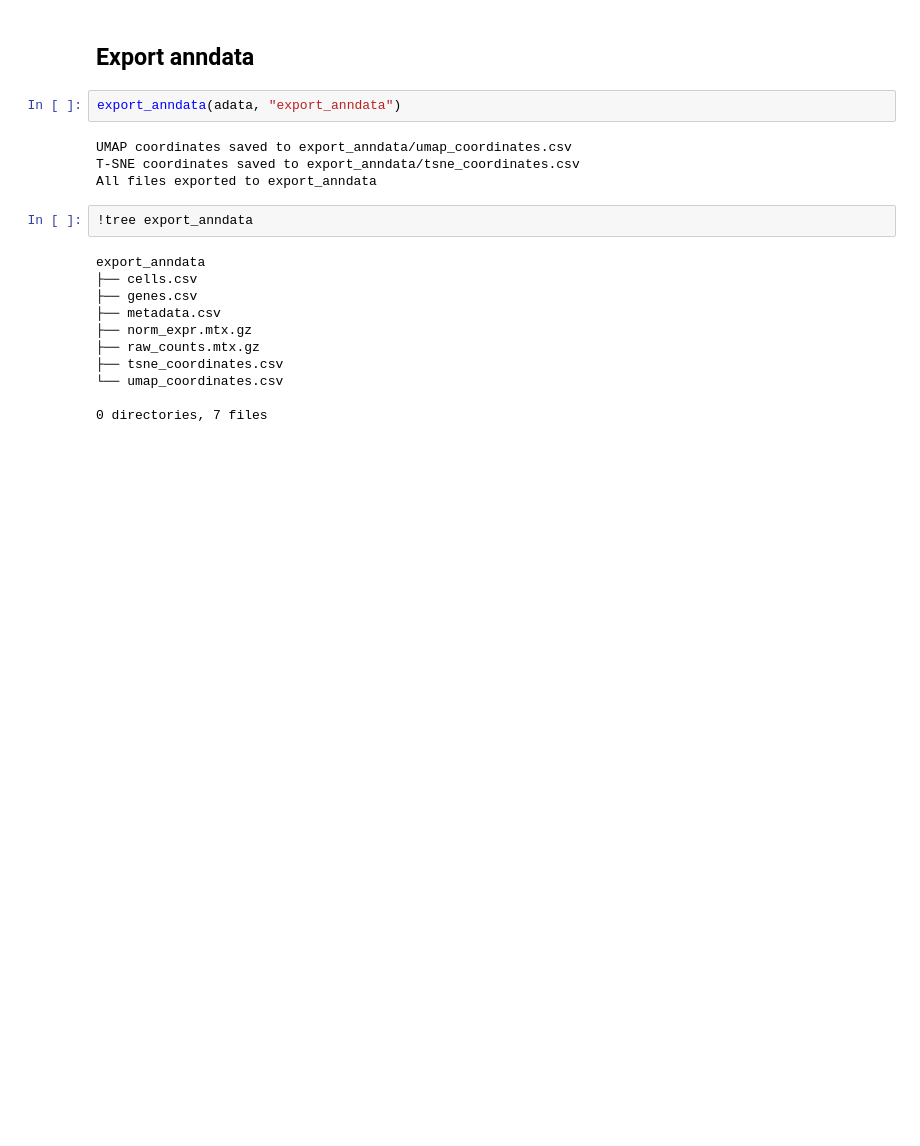
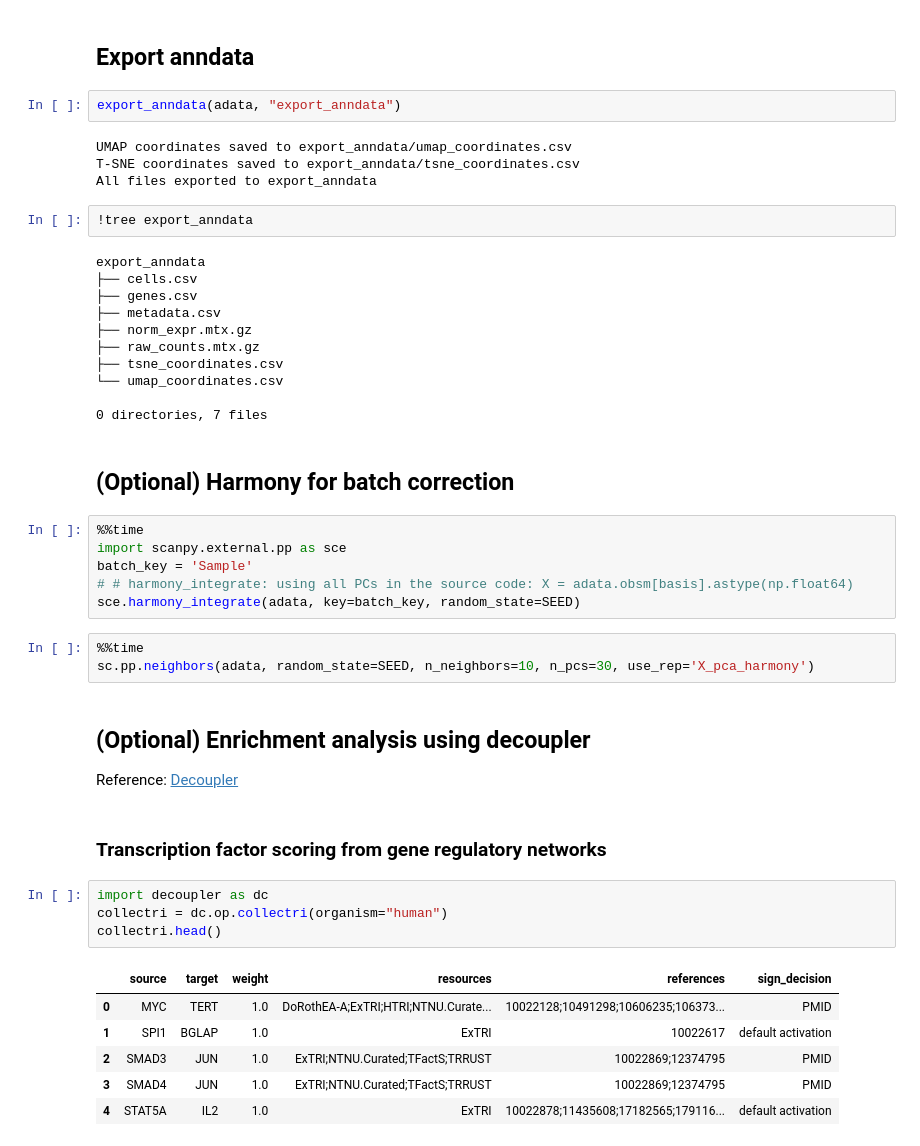
Before and after one commit to Tigerrr07/Tigerrr07, a Jupyter notebook: analysis/scRNA_seq/pipeline.ipynb, the cells around one changed output. Cells and saved outputs as stored; diff of their text form; blank space fills up the shorter version.

```diff
--- a/scripts/scRNA-seq/pipeline.ipynb
+++ b/analysis/scRNA_seq/pipeline.ipynb
@@ -330,3 +318,30 @@ export_anndata
 └── umap_coordinates.csv
 
 0 directories, 7 files
+# %% [markdown]
+## (Optional) Harmony for batch correction
+# %%
+%%time
+import scanpy.external.pp as sce
+batch_key = 'Sample'
+# # harmony_integrate: using all PCs in the source code: X = adata.obsm[basis].astype(np.float64)
+sce.harmony_integrate(adata, key=batch_key, random_state=SEED)
+# %%
+%%time
+sc.pp.neighbors(adata, random_state=SEED, n_neighbors=10, n_pcs=30, use_rep='X_pca_harmony')
+# %% [markdown]
+## (Optional) Enrichment analysis using decoupler
+Reference: [Decoupler](https://decoupler.readthedocs.io/en/latest/notebooks/scell/rna_sc.html#enrichment-analysis)
+# %% [markdown]
+### Transcription factor scoring from gene regulatory networks
+# %%
+import decoupler as dc
+collectri = dc.op.collectri(organism="human")
+collectri.head()
+# %% [output]
+|  | source | target | weight | resources | references | sign_decision |
+| 0 | MYC | TERT | 1.0 | DoRothEA-A;ExTRI;HTRI;NTNU.Curate... | 10022128;10491298;10606235;106373... | PMID |
+| 1 | SPI1 | BGLAP | 1.0 | ExTRI | 10022617 | default activation |
+| 2 | SMAD3 | JUN | 1.0 | ExTRI;NTNU.Curated;TFactS;TRRUST | 10022869;12374795 | PMID |
+| 3 | SMAD4 | JUN | 1.0 | ExTRI;NTNU.Curated;TFactS;TRRUST | 10022869;12374795 | PMID |
+| 4 | STAT5A | IL2 | 1.0 | ExTRI | 10022878;11435608;17182565;179116... | default activation |
```
Also changed, not shown: parts of 11 cells of this notebook, 32 other files.
